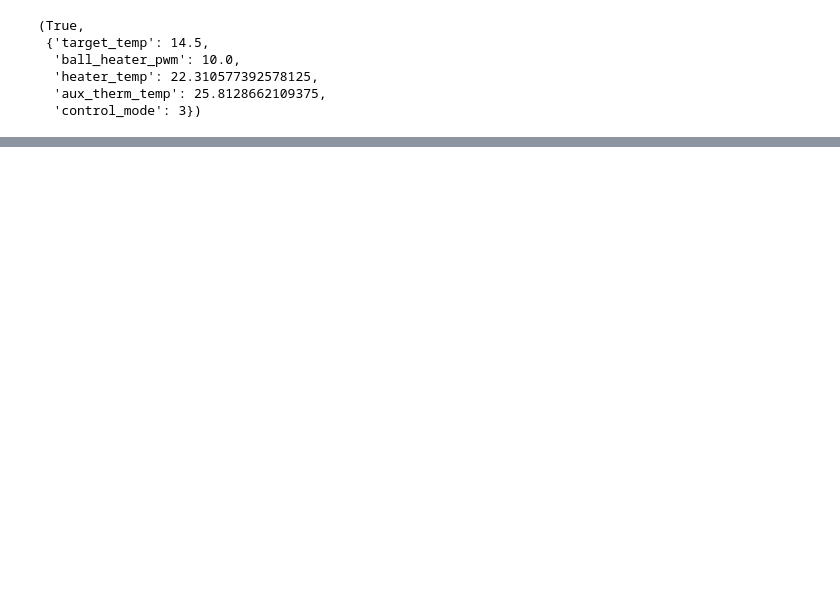
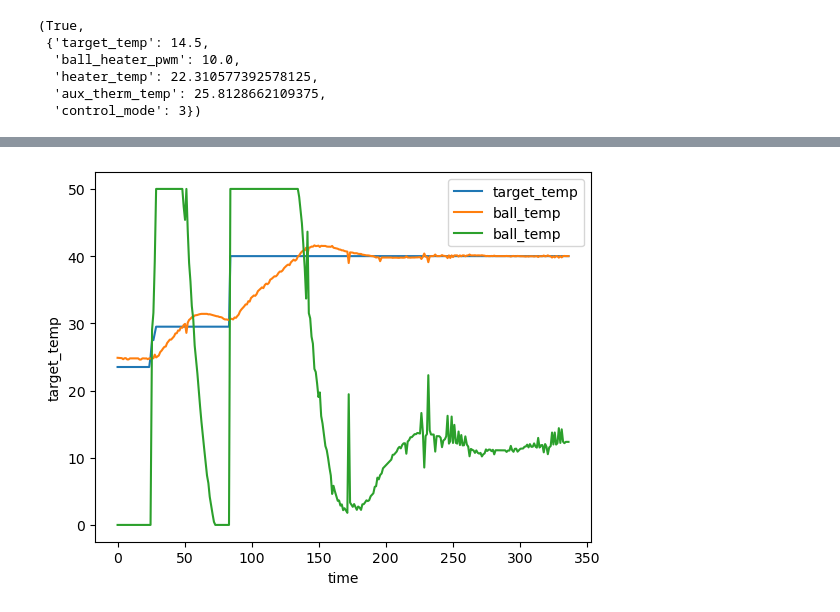
Before and after one commit to MaimonLab/ball_heater_controller, a Jupyter notebook: ball_heater_controller/ball_heater_controller_testing.ipynb, the cells around one changed output, grey strips where cells are left out. Cells and saved outputs as stored; diff of their text form; code cells hidden in the pictures; blank space fills up the shorter version.

```diff
--- a/ball_heater_controller/ball_heater_controller_testing.ipynb
+++ b/ball_heater_controller/ball_heater_controller_testing.ipynb
@@ -43,0 +144,14 @@ ball_heater.send_command('status')
+# %%
+
+
+def plot_log_file(log_file_path):
+    df = pd.read_csv(log_file_path)
+    df['time'] = df['time'] - df['time'][0]
+    fig, ax = plt.subplots()
+    sns.lineplot(data=df, x='time', y='target_temp', ax=ax, label='target_temp')
+    sns.lineplot(data=df, x='time', y='heater_temp', ax=ax, label='ball_temp')
+    sns.lineplot(data=df, x='time', y='ball_heater_pwm', ax=ax, label='ball_temp')
+
+plot_log_file('test.csv')
+# %% [output]
+[figure, added]
```
Also changed, not shown: parts of 15 cells of this notebook, 2 other files.
